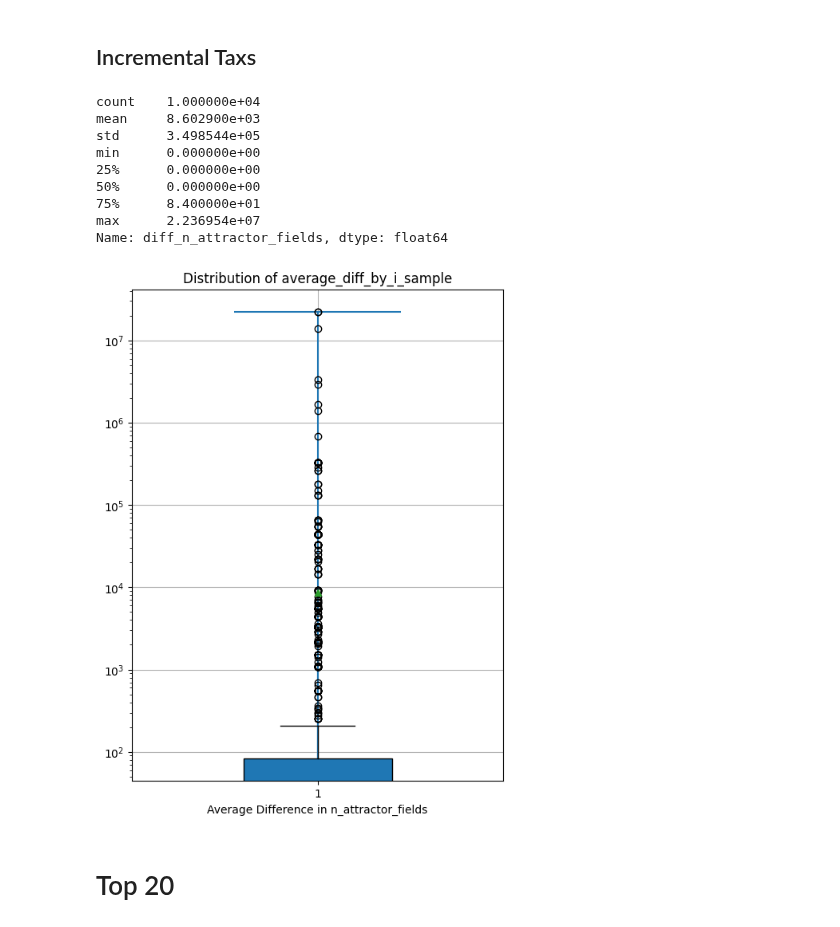
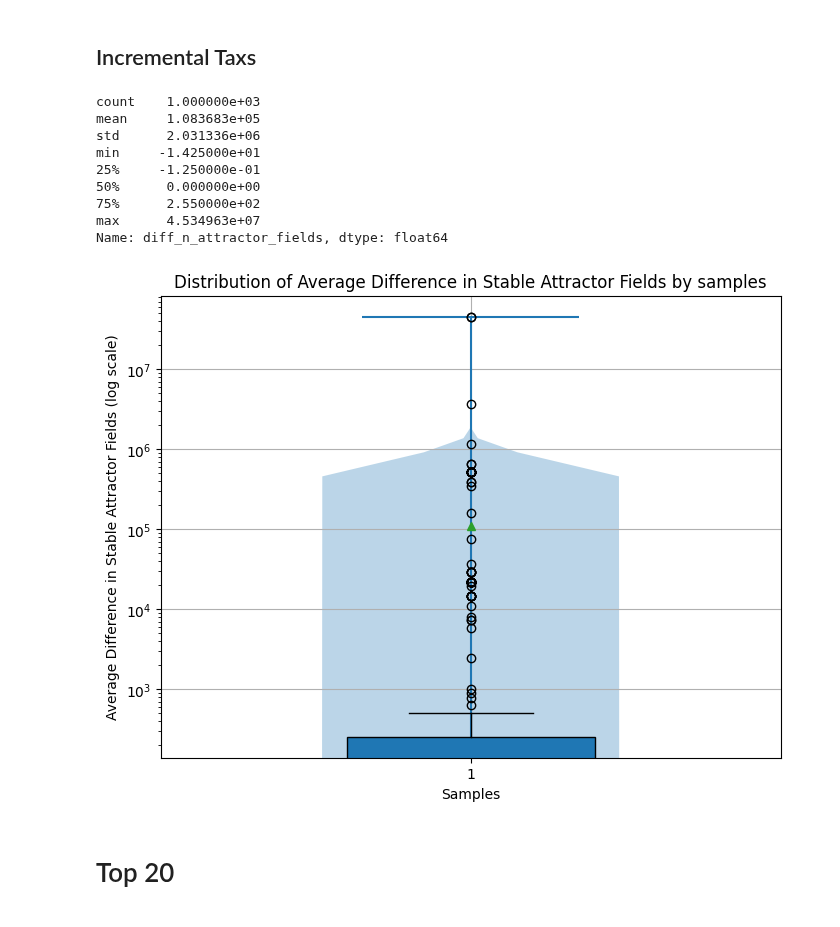
Before and after one commit to crptcusco/cbnetwork, a Jupyter notebook: experiments/1_networks_linear/exp1_analysis.ipynb, the cells around one changed output. Drawn from its saved outputs; the diff is of its cells as text; code cells hidden in the pictures.

```diff
--- a/experiments/1_networks_linear/exp1_analysis.ipynb
+++ b/experiments/1_networks_linear/exp1_analysis.ipynb
@@ -5,9 +5,8 @@ This experiment explore the growth of local networks in CBN with Linear topology
 # %%
 import pandas as pd
-import matplotlib.pyplot as plt
 
 # Read the database
-df = pd.read_csv("outputs/exp1_linear_aleatory_3_9_10000/data.csv")
+df = pd.read_csv("outputs/exp1_linear_aleatory_3_11_1000/data.csv")
 df.keys()
 # %% [output]
 Index(['i_sample', 'n_local_networks', 'n_var_network', 'v_topology',
@@ -140,38 +185,39 @@ average_diff_by_i_sample = df_sorted.groupby('i_sample')['diff_n_attractor_field
 # Display the summary statistics of the average differences per 'i_sample'
 average_diff_by_i_sample.describe()
 # %% [output]
-count    1.000000e+04
-mean     8.602900e+03
-std      3.498544e+05
-min      0.000000e+00
-25%      0.000000e+00
+count    1.000000e+03
+mean     1.083683e+05
+std      2.031336e+06
+min     -1.425000e+01
+25%     -1.250000e-01
 50%      0.000000e+00
-75%      8.400000e+01
-max      2.236954e+07
+75%      2.550000e+02
+max      4.534963e+07
 Name: diff_n_attractor_fields, dtype: float64
 # %%
-# Violin graph and boxplot for 'average_diff_by_i_sample'
-plt.figure(figsize=(6, 8))
+import matplotlib.pyplot as plt
+
+plt.figure(figsize=(8, 6))
 
 # Violin plot
-plt.violinplot(average_diff_by_i_sample.values, vert=True, widths=0.9)
+plt.violinplot(average_diff_by_i_sample.values, vert=True, widths=0.7)
 
 # Boxplot
 plt.boxplot(average_diff_by_i_sample.values, vert=True, widths=0.4, patch_artist=True, showmeans=True)
 
 # Log scale for y-axis
 plt.yscale('log')
 
 # Customize plot
-plt.title('Distribution of average_diff_by_i_sample')
-plt.xlabel('Average Difference in n_attractor_fields')
-plt.ylabel('')
+plt.title('Distribution of Average Difference in Stable Attractor Fields by samples')
+plt.xlabel('Samples')
+plt.ylabel('Average Difference in Stable Attractor Fields (log scale)')
 plt.grid(True)
 
 # Show plot
 plt.show()
 # %% [output]
-[figure, old version]
+[figure, new version]
 # %% [markdown]
 # Top 20
 # %%
```
Also changed, not shown: parts of 11 cells of this notebook, 1 other file.
